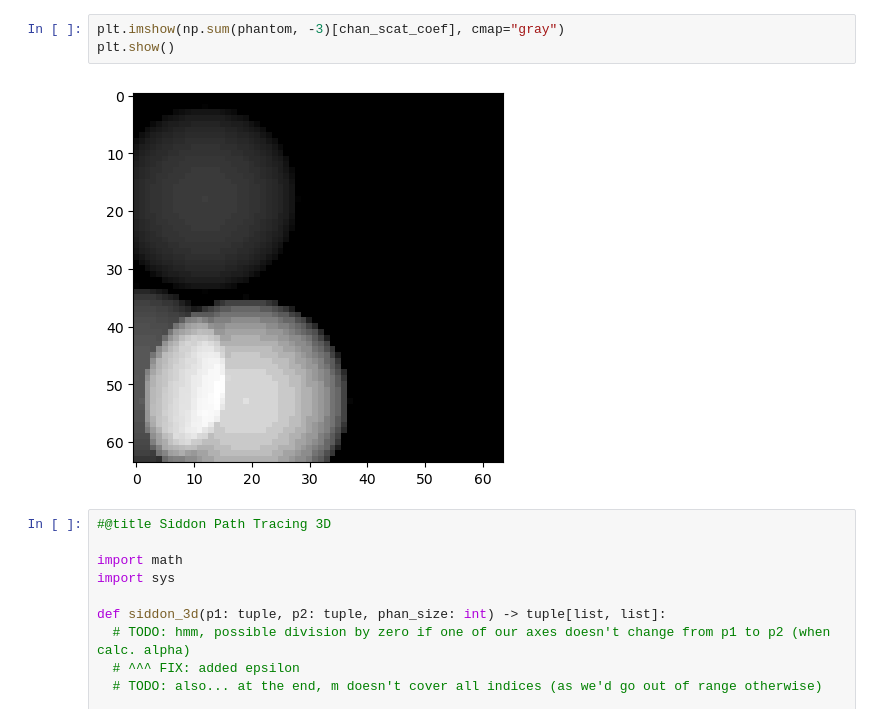
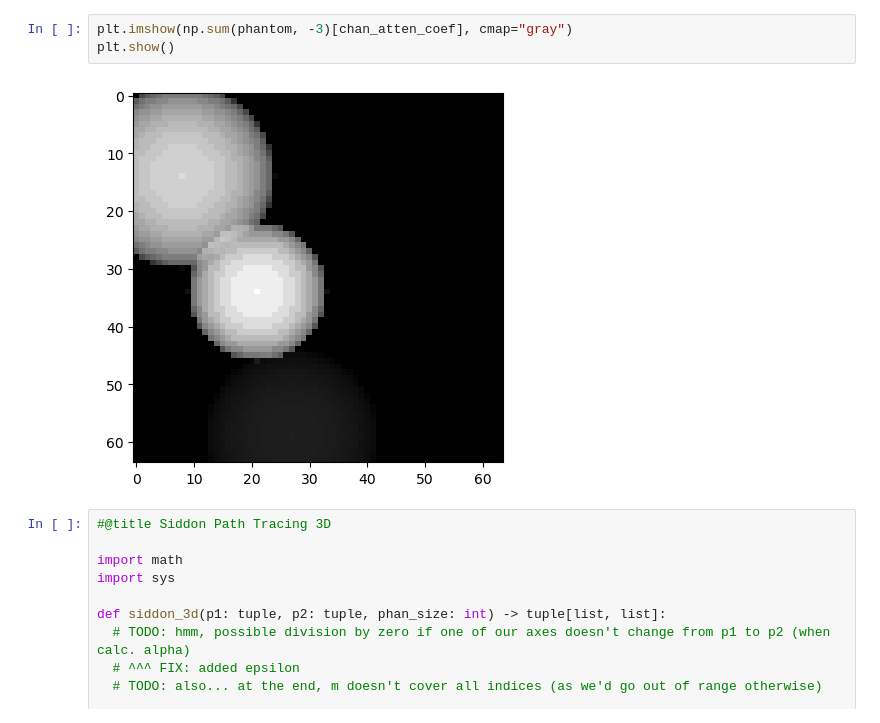
Before and after one commit to samuelnub/lircst-ana, a Jupyter notebook: src/AnalyticalCST.ipynb, the cells around one changed output. Drawn from its saved outputs; the diff is of its cells as text.

```diff
--- a/src/AnalyticalCST.ipynb
+++ b/src/AnalyticalCST.ipynb
@@ -78,8 +78,8 @@ plt.show()
 # %%
-plt.imshow(np.sum(phantom, -3)[chan_scat_coef], cmap="gray")
+plt.imshow(np.sum(phantom, -3)[chan_atten_coef], cmap="gray")
 plt.show()
 # %% [output]
-[figure, old version]
+[figure, new version]
 # %%
 #@title Siddon Path Tracing 3D
 
```
Also changed, not shown: parts of 7 cells of this notebook.
